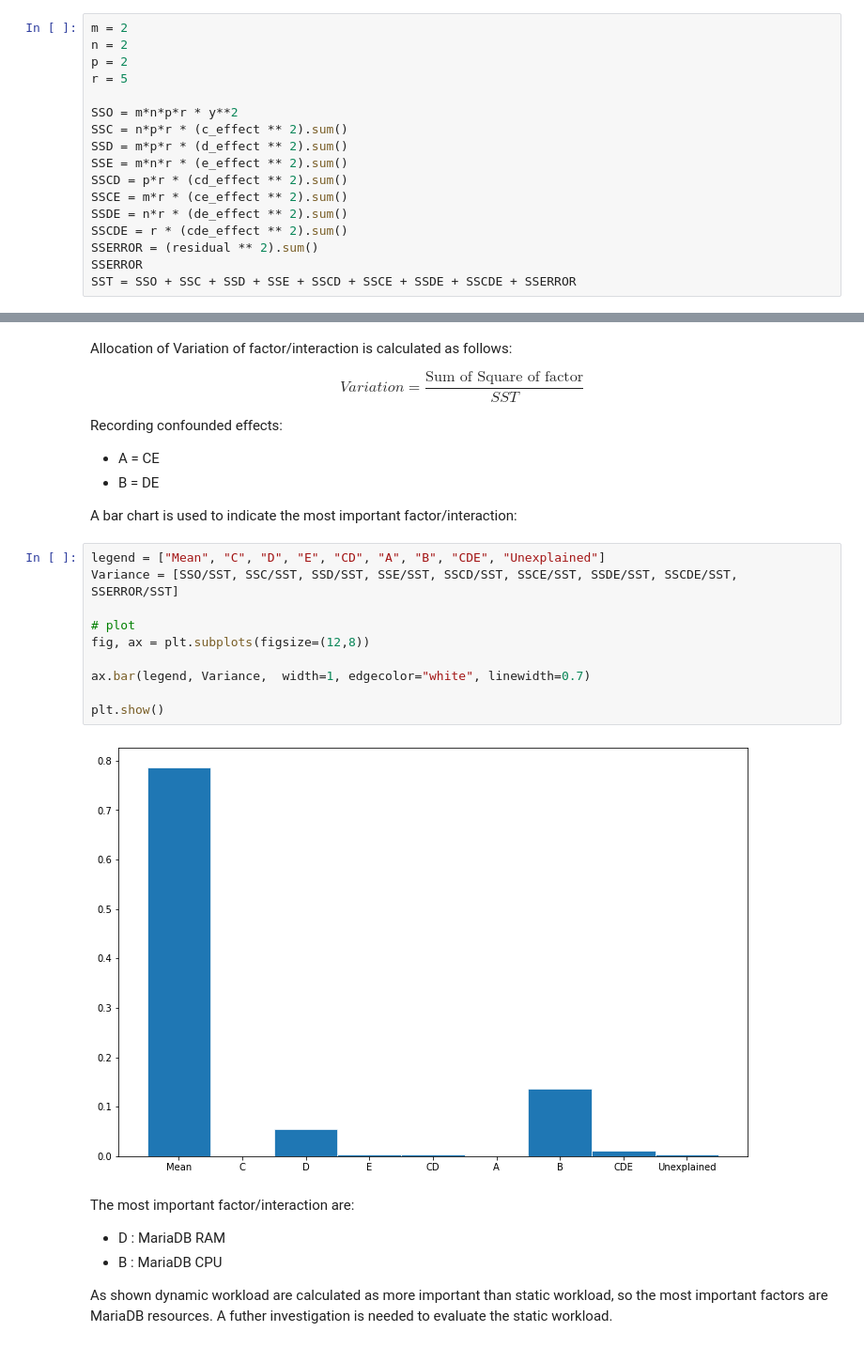
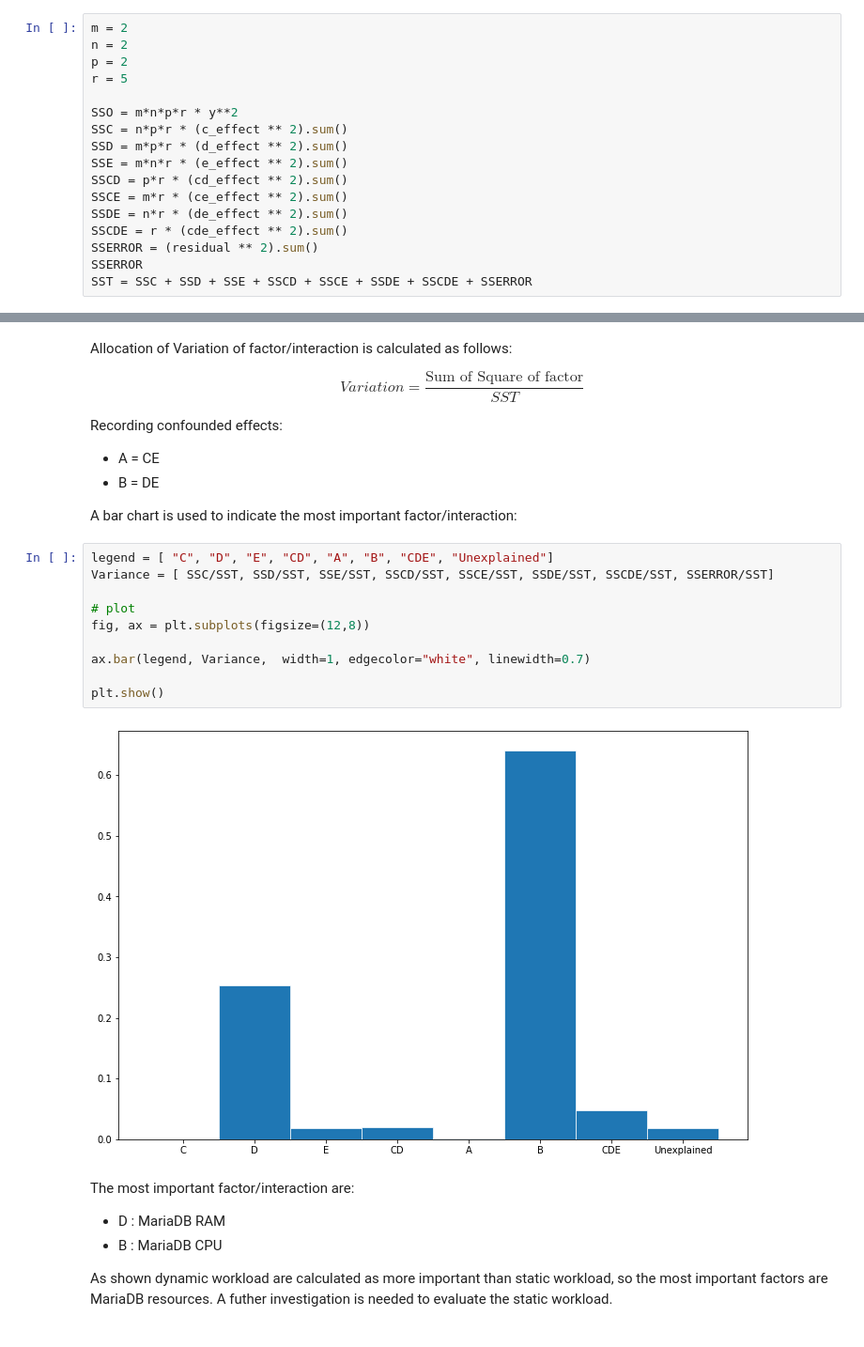
Before and after one commit to umb-hub/What-A-Capacity-Test, a Jupyter notebook: notebooks/Performance_Analysis_Factor_Analysis.ipynb, the cells around one changed output, grey strips where cells are left out. Shown at 94% size. Cells and saved outputs as stored; diff of their text form.

Commit message:
update images

```diff
--- a/notebooks/Performance_Analysis_Factor_Analysis.ipynb
+++ b/notebooks/Performance_Analysis_Factor_Analysis.ipynb
@@ -389,7 +391,7 @@ SSDE = n*r * (de_effect ** 2).sum()
 SSCDE = r * (cde_effect ** 2).sum()
 SSERROR = (residual ** 2).sum()
 SSERROR
-SST = SSO + SSC + SSD + SSE + SSCD + SSCE + SSDE + SSCDE + SSERROR
+SST = SSC + SSD + SSE + SSCD + SSCE + SSDE + SSCDE + SSERROR
 # %% [markdown]
 ## Allocation of Variation
 # %% [markdown]
@@ -404,17 +406,17 @@ Recording confounded effects:
 
 A bar chart is used to indicate the most important factor/interaction:
 # %%
-legend = ["Mean", "C", "D", "E", "CD", "A", "B", "CDE", "Unexplained"]
-Variance = [SSO/SST, SSC/SST, SSD/SST, SSE/SST, SSCD/SST, SSCE/SST, SSDE/SST, SSCDE/SST, SSERROR/SST]
+legend = [ "C", "D", "E", "CD", "A", "B", "CDE", "Unexplained"]
+Variance = [ SSC/SST, SSD/SST, SSE/SST, SSCD/SST, SSCE/SST, SSDE/SST, SSCDE/SST, SSERROR/SST]
 
 # plot
 fig, ax = plt.subplots(figsize=(12,8))
 
 ax.bar(legend, Variance,  width=1, edgecolor="white", linewidth=0.7)
 
 plt.show()
 # %% [output]
-[figure, old version]
+[figure, new version]
 # %% [markdown]
 The most important factor/interaction are:
 
```
Also changed, not shown: parts of 10 cells of this notebook, 3 other files.
